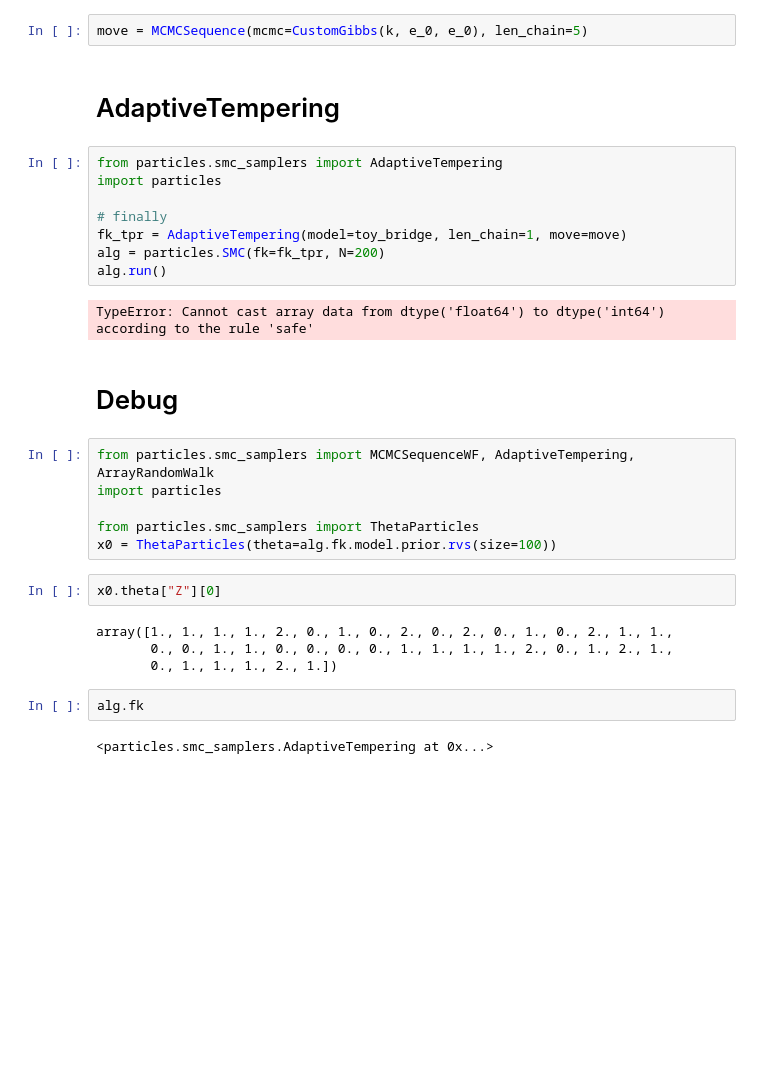
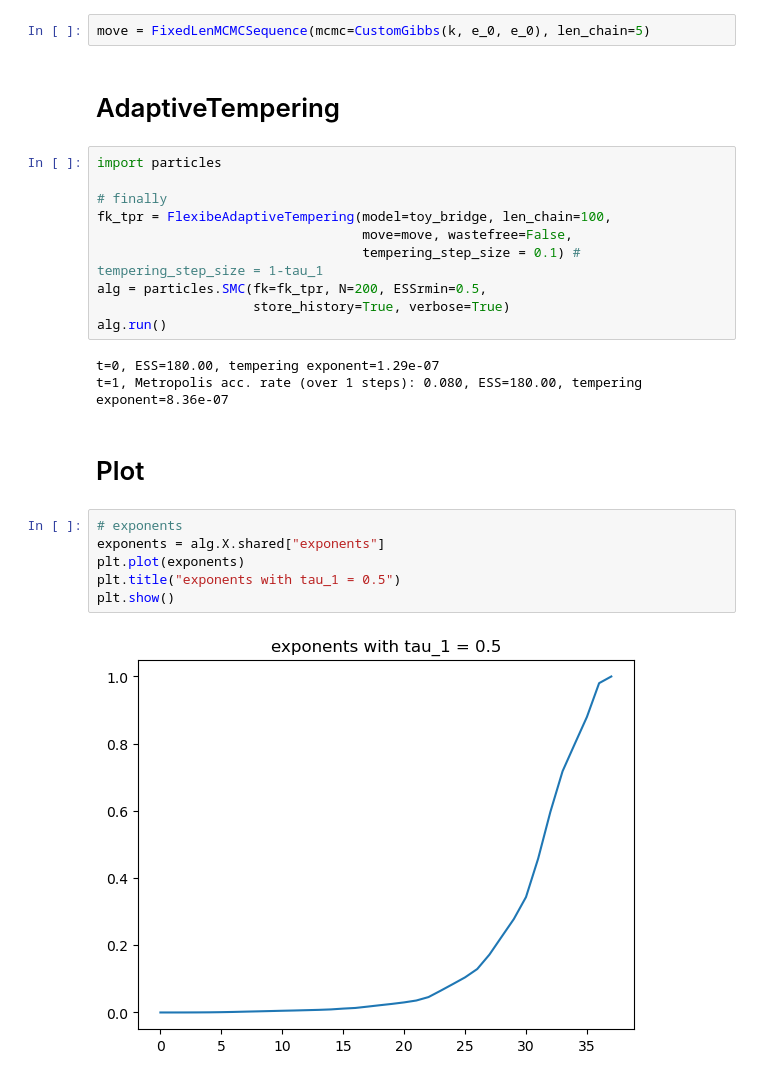
Before and after one commit to DanielBonnery/poisson_network_models, a Jupyter notebook: src/smc_2324_project/experiments/strategy3/test_strategy3.ipynb, the cells around one changed output. Saved outputs shown, nothing was run; the diff lists cells and outputs as text; blank space fills up the shorter version.

```diff
--- a/src/smc_2324_project/experiments/strategy3/test_strategy3.ipynb
+++ b/src/smc_2324_project/experiments/strategy3/test_strategy3.ipynb
@@ -187,32 +48,27 @@ class CustomGibbs():
 # %%
-move = MCMCSequence(mcmc=CustomGibbs(k, e_0, e_0), len_chain=5)
+move = FixedLenMCMCSequence(mcmc=CustomGibbs(k, e_0, e_0), len_chain=5)
 # %% [markdown]
 # AdaptiveTempering
 # %%
-from particles.smc_samplers import AdaptiveTempering
 import particles
 
 # finally
-fk_tpr = AdaptiveTempering(model=toy_bridge, len_chain=1, move=move)
-alg = particles.SMC(fk=fk_tpr, N=200)
+fk_tpr = FlexibeAdaptiveTempering(model=toy_bridge, len_chain=100,
+                                  move=move, wastefree=False,
+                                  tempering_step_size = 0.1) # tempering_step_size = 1-tau_1
+alg = particles.SMC(fk=fk_tpr, N=200, ESSrmin=0.5,
+                    store_history=True, verbose=True)
 alg.run()
 # %% [output]
-TypeError: Cannot cast array data from dtype('float64') to dtype('int64') according to the rule 'safe'
+t=0, ESS=180.00, tempering exponent=1.29e-07
+t=1, Metropolis acc. rate (over 1 steps): 0.080, ESS=180.00, tempering exponent=8.36e-07
 # %% [markdown]
-# Debug
+# Plot
-# %%
-from particles.smc_samplers import MCMCSequenceWF, AdaptiveTempering, ArrayRandomWalk
-import particles
-
-from particles.smc_samplers import ThetaParticles
-x0 = ThetaParticles(theta=alg.fk.model.prior.rvs(size=100))
-# %%
-x0.theta["Z"][0]
-# %% [output]
-array([1., 1., 1., 1., 2., 0., 1., 0., 2., 0., 2., 0., 1., 0., 2., 1., 1.,
-       0., 0., 1., 1., 0., 0., 0., 0., 1., 1., 1., 1., 2., 0., 1., 2., 1.,
-       0., 1., 1., 1., 2., 1.])
-# %%
-alg.fk
-# %% [output]
-<particles.smc_samplers.AdaptiveTempering at 0x...>
+# %%
+# exponents
+exponents = alg.X.shared["exponents"]
+plt.plot(exponents)
+plt.title("exponents with tau_1 = 0.5")
+plt.show()
+# %% [output]
+[figure, added]
```
Also changed, not shown: parts of 10 cells of this notebook, 4 other files.
